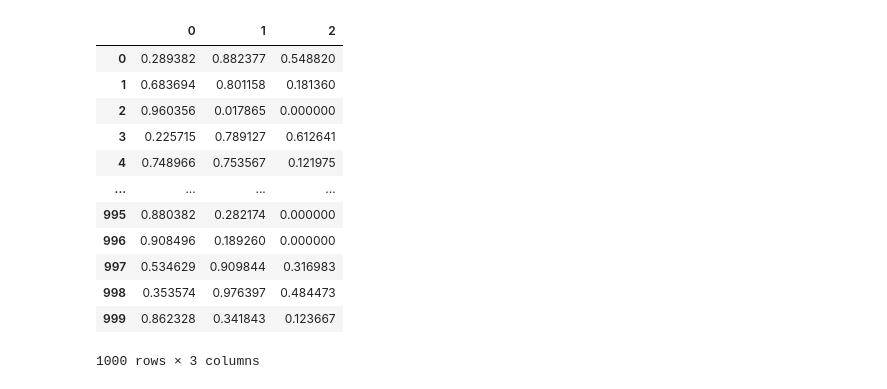
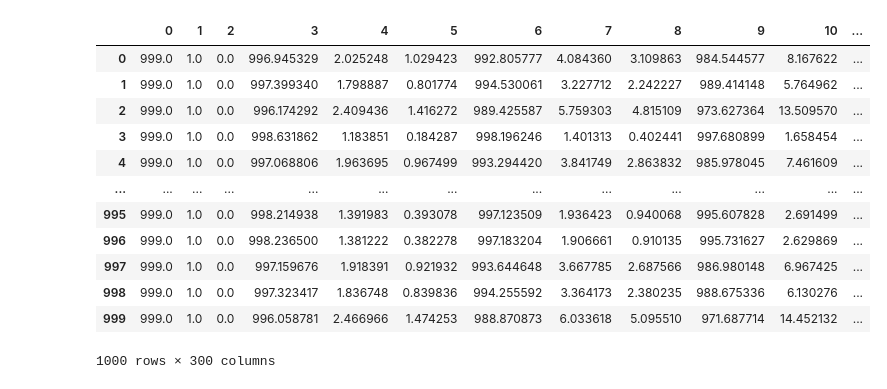
Before and after one commit to dharma610/Neural-network-model-for-compartmenral-model-SIR-and-SEIR-, a Jupyter notebook: part5.ipynb, the cells around one changed output. Drawn from its saved outputs; the diff is of its cells as text; code cells hidden in the pictures.

```diff
--- a/part5.ipynb
+++ b/part5.ipynb
@@ -309,2 +317,18 @@ Trial[8] = R_value[3]
+# %%
+comp_data
+# %% [output]
+|  | 0 | 1 | 2 | 3 | 4 | 5 | 6 | 7 | 8 | 9 | 10 | ... |
+| 0 | 999.0 | 1.0 | 0.0 | 996.945329 | 2.025248 | 1.029423 | 992.805777 | 4.084360 | 3.109863 | 984.544577 | 8.167622 | ... |
+| 1 | 999.0 | 1.0 | 0.0 | 997.399340 | 1.798887 | 0.801774 | 994.530061 | 3.227712 | 2.242227 | 989.414148 | 5.764962 | ... |
+| 2 | 999.0 | 1.0 | 0.0 | 996.174292 | 2.409436 | 1.416272 | 989.425587 | 5.759303 | 4.815109 | 973.627364 | 13.509570 | ... |
+| 3 | 999.0 | 1.0 | 0.0 | 998.631862 | 1.183851 | 0.184287 | 998.196246 | 1.401313 | 0.402441 | 997.680899 | 1.658454 | ... |
+| 4 | 999.0 | 1.0 | 0.0 | 997.068806 | 1.963695 | 0.967499 | 993.294420 | 3.841749 | 2.863832 | 985.978045 | 7.461609 | ... |
+| ... | ... | ... | ... | ... | ... | ... | ... | ... | ... | ... | ... | ... |
+| 995 | 999.0 | 1.0 | 0.0 | 998.214938 | 1.391983 | 0.393078 | 997.123509 | 1.936423 | 0.940068 | 995.607828 | 2.691499 | ... |
+| 996 | 999.0 | 1.0 | 0.0 | 998.236500 | 1.381222 | 0.382278 | 997.183204 | 1.906661 | 0.910135 | 995.731627 | 2.629869 | ... |
+| 997 | 999.0 | 1.0 | 0.0 | 997.159676 | 1.918391 | 0.921932 | 993.644648 | 3.667785 | 2.687566 | 986.980148 | 6.967425 | ... |
+| 998 | 999.0 | 1.0 | 0.0 | 997.323417 | 1.836748 | 0.839836 | 994.255592 | 3.364173 | 2.380235 | 988.675336 | 6.130276 | ... |
+| 999 | 999.0 | 1.0 | 0.0 | 996.058781 | 2.466966 | 1.474253 | 988.870873 | 6.033618 | 5.095510 | 971.687714 | 14.452132 | ... |
+1000 rows × 300 columns
 # %%
 from sklearn import preprocessing
@@ -312,20 +336,3 @@ float_array = Trial[[0,1,2,3,4,5,6,7,8]].values.astype(float)
 min_max_scaler = preprocessing.MinMaxScaler()
 scaled_array = min_max_scaler.fit_transform(float_array)
-# %%
-P = pd.DataFrame(model.predict(data_scaled[[0,1,2]]))
-P
-# %% [output]
-|  | 0 | 1 | 2 |
-| 0 | 0.289382 | 0.882377 | 0.548820 |
-| 1 | 0.683694 | 0.801158 | 0.181360 |
-| 2 | 0.960356 | 0.017865 | 0.000000 |
-| 3 | 0.225715 | 0.789127 | 0.612641 |
-| 4 | 0.748966 | 0.753567 | 0.121975 |
-| ... | ... | ... | ... |
-| 995 | 0.880382 | 0.282174 | 0.000000 |
-| 996 | 0.908496 | 0.189260 | 0.000000 |
-| 997 | 0.534629 | 0.909844 | 0.316983 |
-| 998 | 0.353574 | 0.976397 | 0.484473 |
-| 999 | 0.862328 | 0.341843 | 0.123667 |
-1000 rows × 3 columns
 # %%
```
Also changed, not shown: parts of 23 cells of this notebook.
